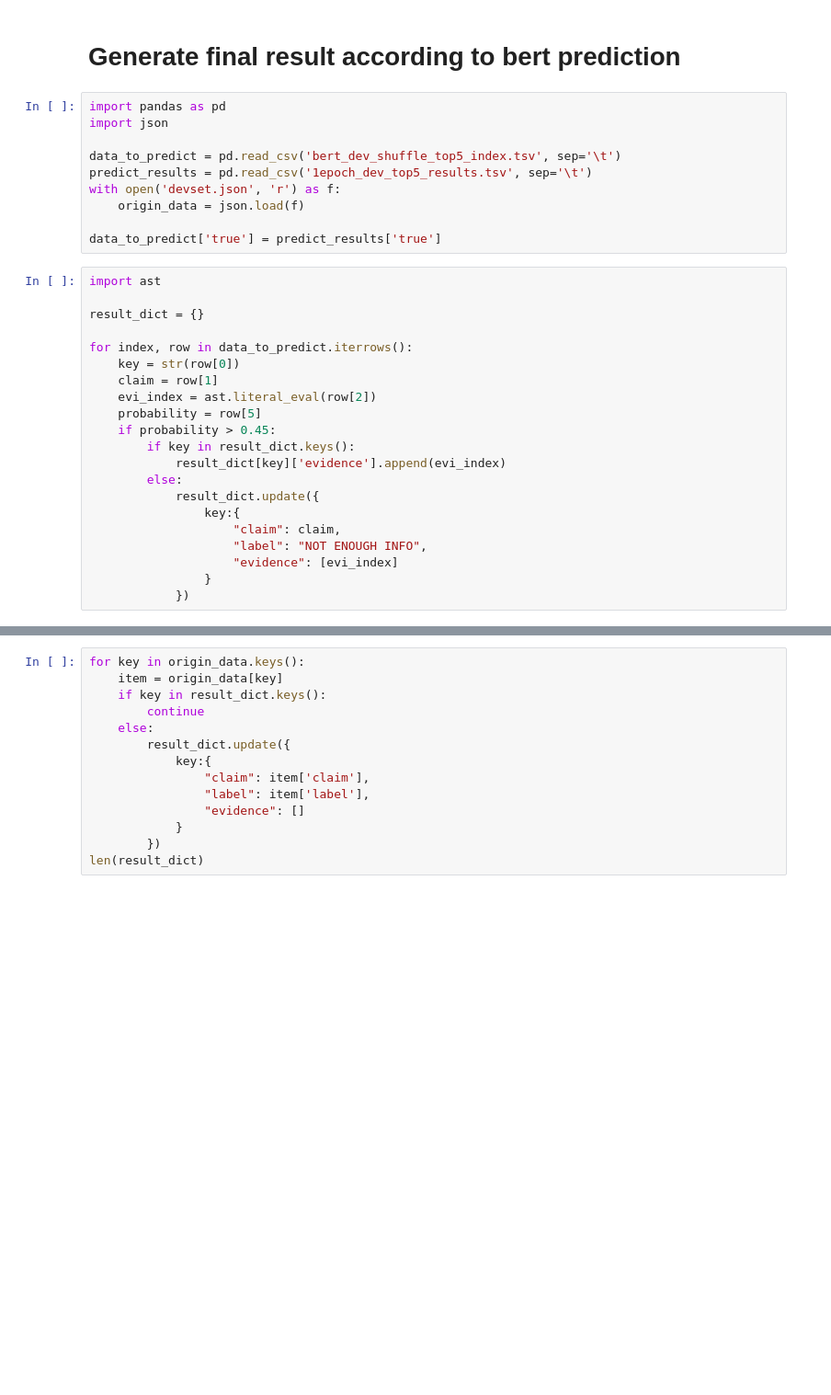
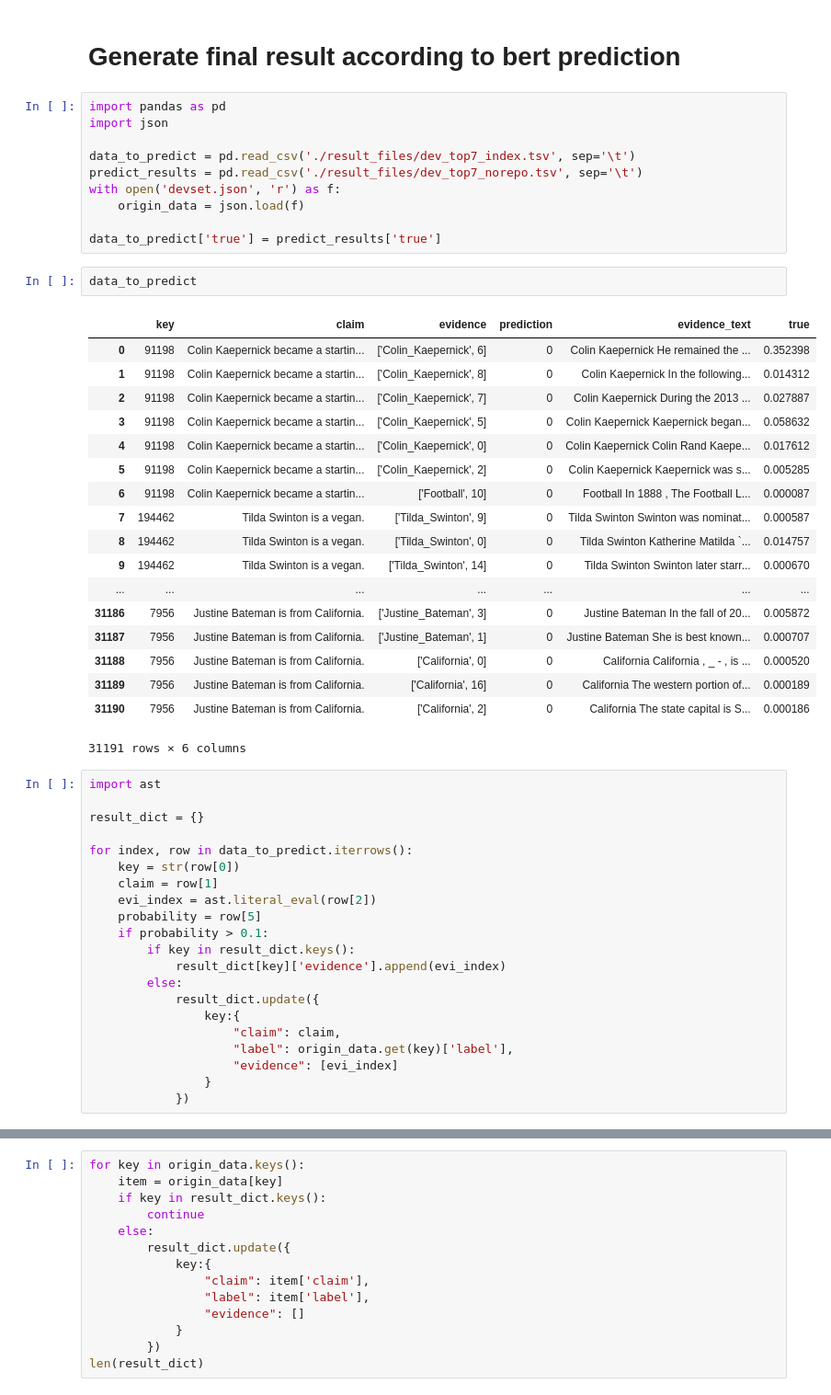
Before and after one commit to AlanChaw/COMP90042-Project-LabelPrediction, a Jupyter notebook: TrainSentence/Generate_result/Generate_result.ipynb, the cells around one changed output, grey strips where cells are left out. Shown: that part at 92% size. Cells and saved outputs as stored; diff of their text form; blank space fills up the shorter version.

```diff
--- a/TrainSentence/Generate_result/Generate_result.ipynb
+++ b/TrainSentence/Generate_result/Generate_result.ipynb
@@ -4,12 +4,33 @@
 import pandas as pd
 import json
 
-data_to_predict = pd.read_csv('bert_dev_shuffle_top5_index.tsv', sep='\t')
-predict_results = pd.read_csv('1epoch_dev_top5_results.tsv', sep='\t')
+data_to_predict = pd.read_csv('./result_files/dev_top7_index.tsv', sep='\t')
+predict_results = pd.read_csv('./result_files/dev_top7_norepo.tsv', sep='\t')
 with open('devset.json', 'r') as f:
     origin_data = json.load(f)
 
 data_to_predict['true'] = predict_results['true']
+# %%
+data_to_predict
+# %% [output]
+|  | key | claim | evidence | prediction | evidence_text | true |
+| 0 | 91198 | Colin Kaepernick became a startin... | ['Colin_Kaepernick', 6] | 0 | Colin Kaepernick He remained the ... | 0.352398 |
+| 1 | 91198 | Colin Kaepernick became a startin... | ['Colin_Kaepernick', 8] | 0 | Colin Kaepernick In the following... | 0.014312 |
+| 2 | 91198 | Colin Kaepernick became a startin... | ['Colin_Kaepernick', 7] | 0 | Colin Kaepernick During the 2013 ... | 0.027887 |
+| 3 | 91198 | Colin Kaepernick became a startin... | ['Colin_Kaepernick', 5] | 0 | Colin Kaepernick Kaepernick began... | 0.058632 |
+| 4 | 91198 | Colin Kaepernick became a startin... | ['Colin_Kaepernick', 0] | 0 | Colin Kaepernick Colin Rand Kaepe... | 0.017612 |
+| 5 | 91198 | Colin Kaepernick became a startin... | ['Colin_Kaepernick', 2] | 0 | Colin Kaepernick Kaepernick was s... | 0.005285 |
+| 6 | 91198 | Colin Kaepernick became a startin... | ['Football', 10] | 0 | Football In 1888 , The Football L... | 0.000087 |
+| 7 | 194462 | Tilda Swinton is a vegan. | ['Tilda_Swinton', 9] | 0 | Tilda Swinton Swinton was nominat... | 0.000587 |
+| 8 | 194462 | Tilda Swinton is a vegan. | ['Tilda_Swinton', 0] | 0 | Tilda Swinton Katherine Matilda `... | 0.014757 |
+| 9 | 194462 | Tilda Swinton is a vegan. | ['Tilda_Swinton', 14] | 0 | Tilda Swinton Swinton later starr... | 0.000670 |
+| ... | ... | ... | ... | ... | ... | ... |
+| 31186 | 7956 | Justine Bateman is from California. | ['Justine_Bateman', 3] | 0 | Justine Bateman In the fall of 20... | 0.005872 |
+| 31187 | 7956 | Justine Bateman is from California. | ['Justine_Bateman', 1] | 0 | Justine Bateman She is best known... | 0.000707 |
+| 31188 | 7956 | Justine Bateman is from California. | ['California', 0] | 0 | California California , _ - , is ... | 0.000520 |
+| 31189 | 7956 | Justine Bateman is from California. | ['California', 16] | 0 | California The western portion of... | 0.000189 |
+| 31190 | 7956 | Justine Bateman is from California. | ['California', 2] | 0 | California The state capital is S... | 0.000186 |
+31191 rows × 6 columns
 # %%
 import ast
 
@@ -20,14 +41,14 @@ for index, row in data_to_predict.iterrows():
     claim = row[1]
     evi_index = ast.literal_eval(row[2])
     probability = row[5]
-    if probability > 0.45:
+    if probability > 0.1:
         if key in result_dict.keys():
             result_dict[key]['evidence'].append(evi_index)
         else:
             result_dict.update({
                 key:{
                     "claim": claim,
-                    "label": "NOT ENOUGH INFO",
+                    "label": origin_data.get(key)['label'],
                     "evidence": [evi_index]
                 }
             })
```
Also changed, not shown: parts of 1 cell of this notebook, 9 other files.
